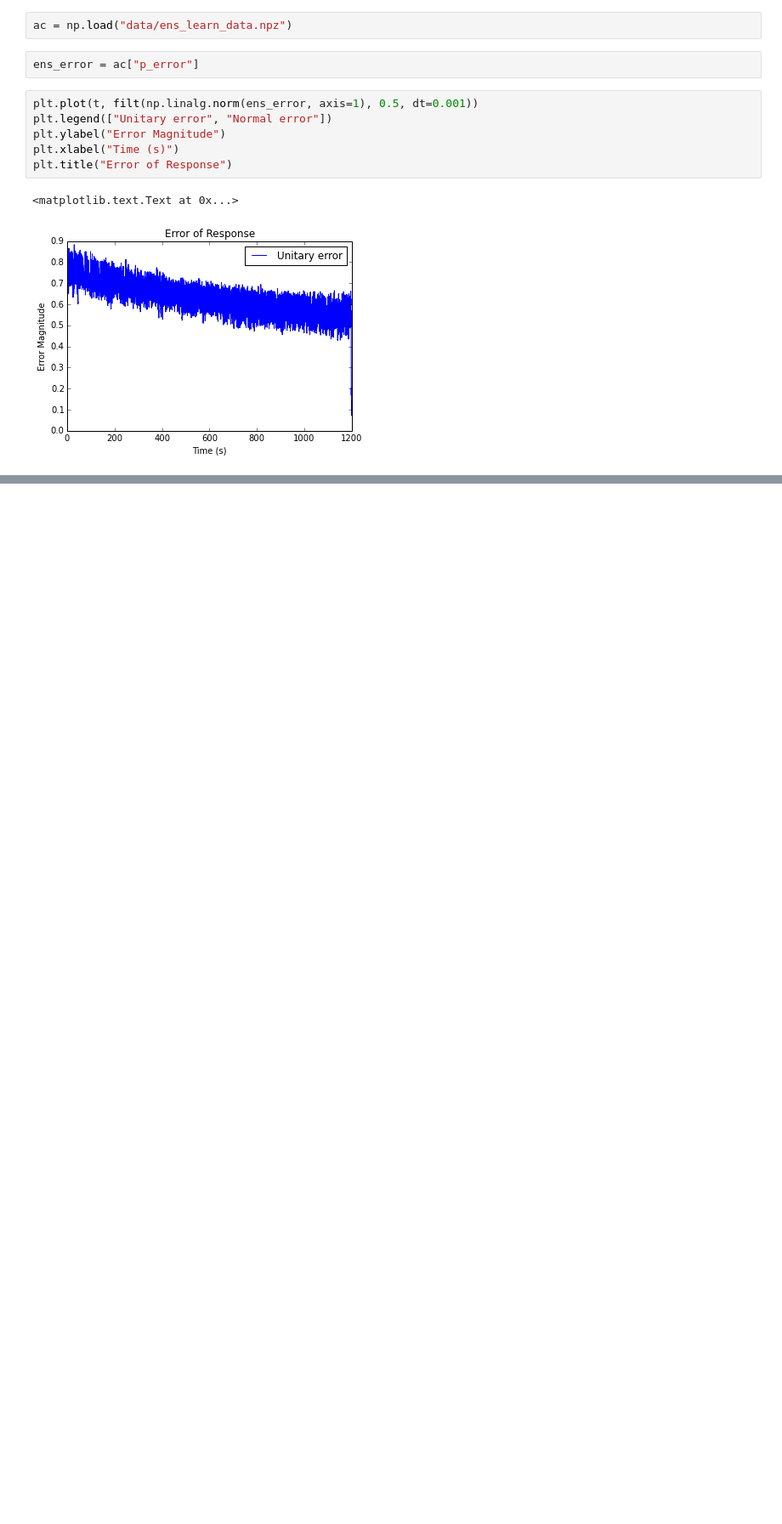
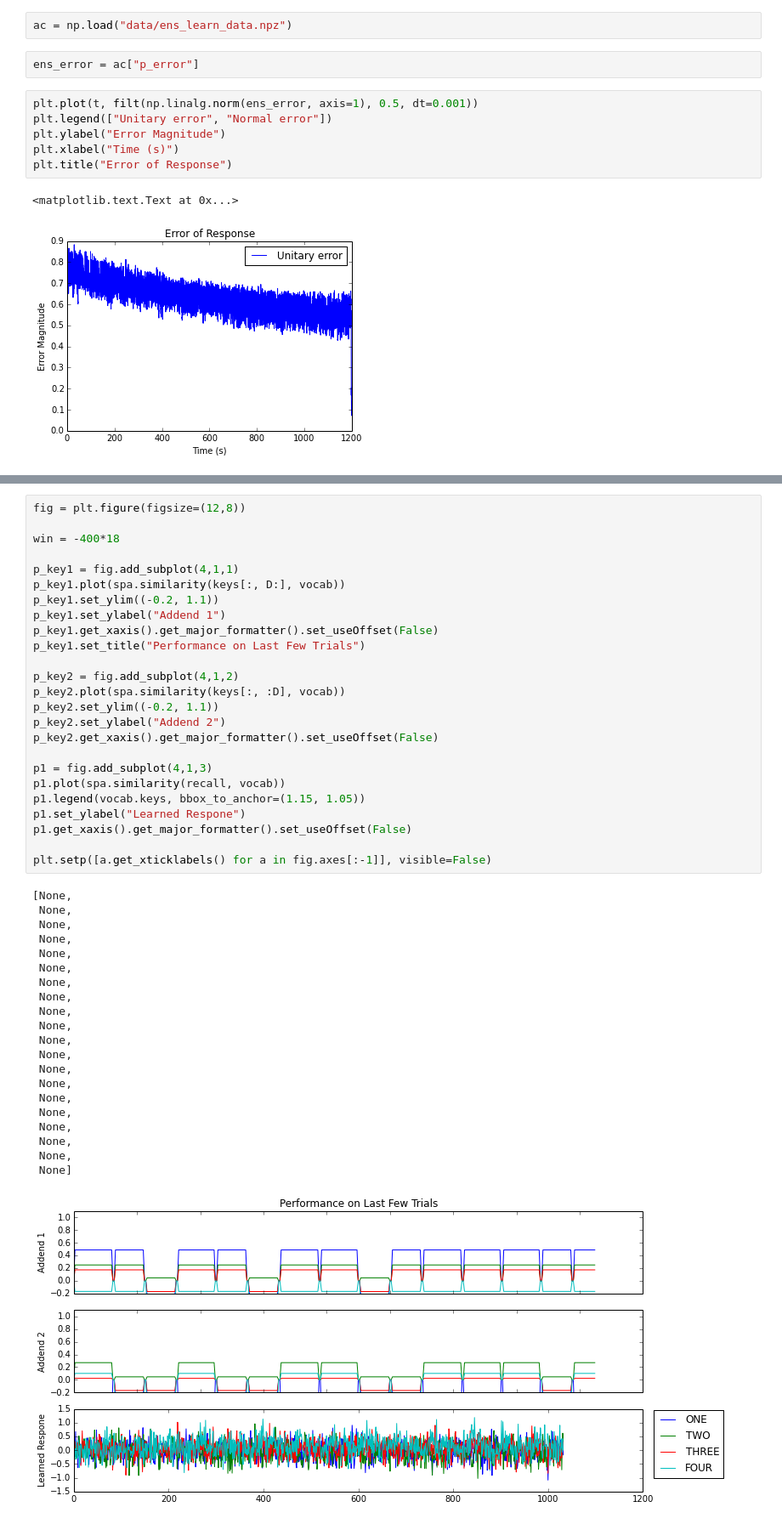
Before and after one commit to Seanny123/counting_to_addition, a Jupyter notebook: learn_fig.ipynb, the cells around one changed output, grey strips where cells are left out. Shown at 85% size. Saved outputs shown, nothing was run; the diff lists cells and outputs as text; blank space fills up the shorter version.

```diff
--- a/learn_fig.ipynb
+++ b/learn_fig.ipynb
@@ -161,0 +213,47 @@ plt.title("Error of Response")
+# %%
+fig = plt.figure(figsize=(12,8))
+
+win = -400*18
+
+p_key1 = fig.add_subplot(4,1,1)
+p_key1.plot(spa.similarity(keys[:, D:], vocab))
+p_key1.set_ylim((-0.2, 1.1))
+p_key1.set_ylabel("Addend 1")
+p_key1.get_xaxis().get_major_formatter().set_useOffset(False)
+p_key1.set_title("Performance on Last Few Trials")
+
+p_key2 = fig.add_subplot(4,1,2)
+p_key2.plot(spa.similarity(keys[:, :D], vocab))
+p_key2.set_ylim((-0.2, 1.1))
+p_key2.set_ylabel("Addend 2")
+p_key2.get_xaxis().get_major_formatter().set_useOffset(False)
+
+p1 = fig.add_subplot(4,1,3)
+p1.plot(spa.similarity(recall, vocab))
+p1.legend(vocab.keys, bbox_to_anchor=(1.15, 1.05))
+p1.set_ylabel("Learned Respone")
+p1.get_xaxis().get_major_formatter().set_useOffset(False)
+
+plt.setp([a.get_xticklabels() for a in fig.axes[:-1]], visible=False)
+# %% [output]
+[None,
+ None,
+ None,
+ None,
+ None,
+ None,
+ None,
+ None,
+ None,
+ None,
+ None,
+ None,
+ None,
+ None,
+ None,
+ None,
+ None,
+ None,
+ None,
+ None]
+[figure, added]
```
Also changed, not shown: parts of 4 cells of this notebook, 5 other files.
